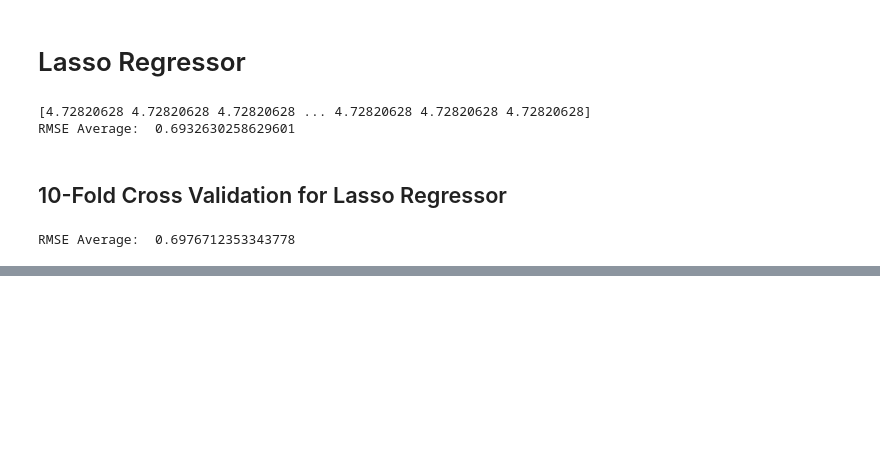
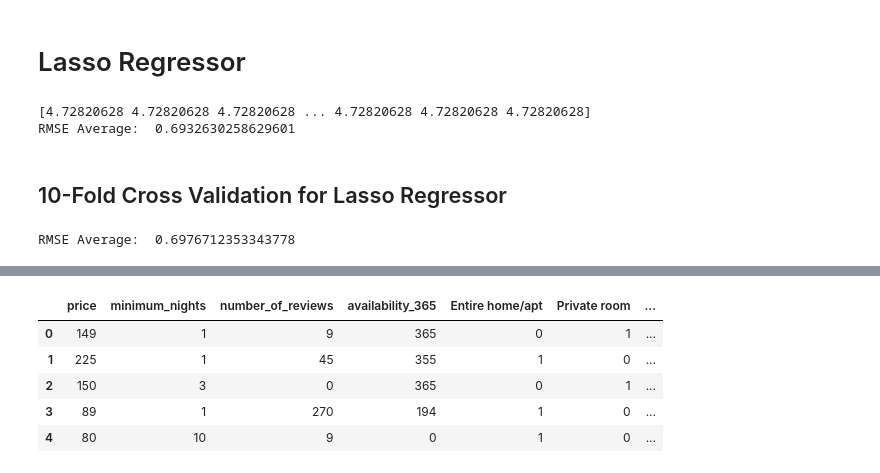
Before and after one commit to seanybarra/Data-Product-on-NYC-Airbnb, a Jupyter notebook: AB_NYC_Price_Prediction.ipynb, the cells around one changed output, grey strips where cells are left out. Drawn from its saved outputs; the diff is of its cells as text; code cells hidden in the pictures; blank space fills up the shorter version.

```diff
--- a/AB_NYC_Price_Prediction.ipynb
+++ b/AB_NYC_Price_Prediction.ipynb
@@ -724,0 +794,9 @@ RMSE Average:  0.6976712353343778
+# %%
+original_df.head()
+# %% [output]
+|  | price | minimum_nights | number_of_reviews | availability_365 | Entire home/apt | Private room | ... |
+| 0 | 149 | 1 | 9 | 365 | 0 | 1 | ... |
+| 1 | 225 | 1 | 45 | 355 | 1 | 0 | ... |
+| 2 | 150 | 3 | 0 | 365 | 0 | 1 | ... |
+| 3 | 89 | 1 | 270 | 194 | 1 | 0 | ... |
+| 4 | 80 | 10 | 9 | 0 | 1 | 0 | ... |
```
Also changed, not shown: parts of 30 cells of this notebook.
